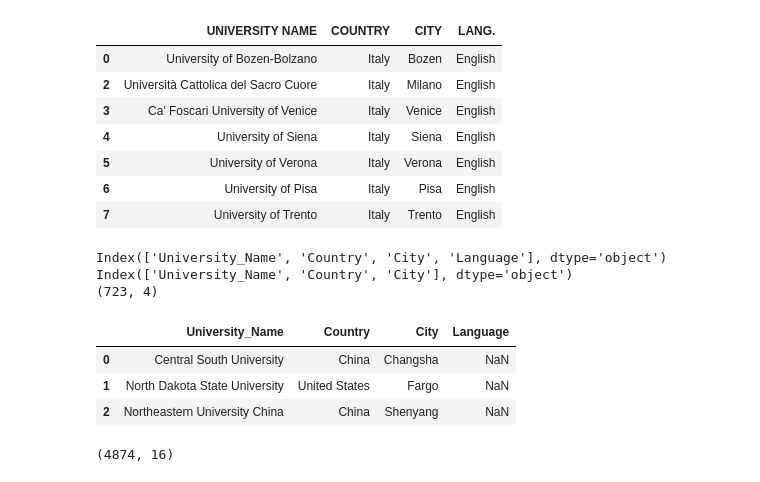
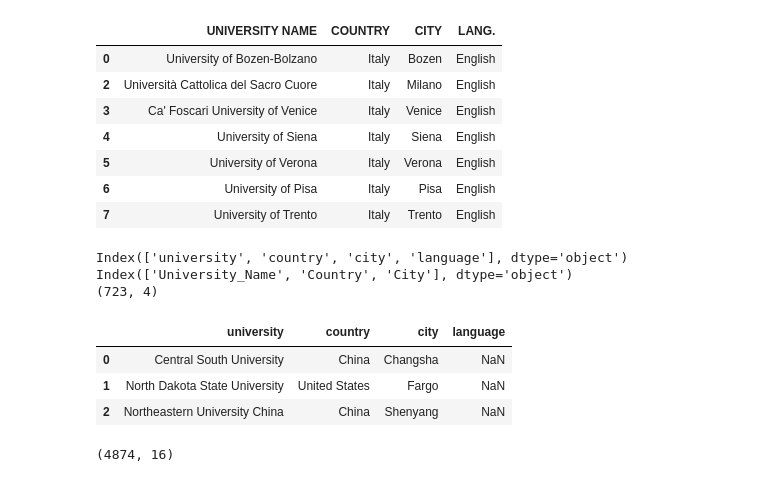
Before and after one commit to OGnTn/datavis_project, a Jupyter notebook: src/processing.ipynb, the cells around one changed output. Cells and saved outputs as stored; diff of their text form; code cells hidden in the pictures.

```diff
--- a/src/processing.ipynb
+++ b/src/processing.ipynb
@@ -172,25 +173,26 @@ df_masters.head(7)
 | 7 | University of Trento | Italy | Trento | English |
 # %%
 #renaming columns
-df_masters.rename(columns={'UNIVERSITY NAME': 'University_Name', 'COUNTRY': 'Country', 'CITY': 'City', 'LANG.': 'Language'}, inplace=True)
+df_masters.rename(columns={'UNIVERSITY NAME': 'university', 'COUNTRY': 'country', 'CITY': 'city', 'LANG.': 'language'}, inplace=True)
 df_masters.head(3)
 #add language column to universities df
 
 print(df_masters.columns)
 
 #switch column positions in universities df
 df_universities = df_universities[['University_Name', 'Country', 'City']]
 print(df_universities.columns)
+df_universities.rename(columns={'University_Name': 'university', 'Country': 'country', 'City': 'city', 'LANG.': 'language'}, inplace=True)
 df_universities.head(3)
 df_merged = pd.concat([df_universities, df_masters])
 
 print(df_merged.shape)
 df_merged.head(3)
 # %% [output]
-Index(['University_Name', 'Country', 'City', 'Language'], dtype='object')
+Index(['university', 'country', 'city', 'language'], dtype='object')
 Index(['University_Name', 'Country', 'City'], dtype='object')
 (723, 4)
-|  | University_Name | Country | City | Language |
+|  | university | country | city | language |
 | 0 | Central South University | China | Changsha | NaN |
 | 1 | North Dakota State University | United States | Fargo | NaN |
 | 2 | Northeastern University China | China | Shenyang | NaN |
```
Also changed, not shown: parts of 3 cells of this notebook, 1 other file.
